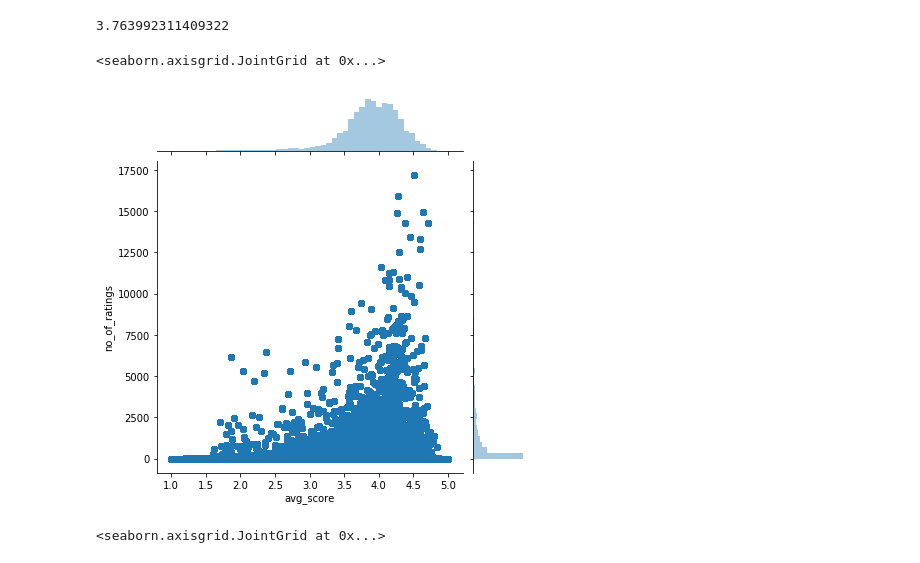
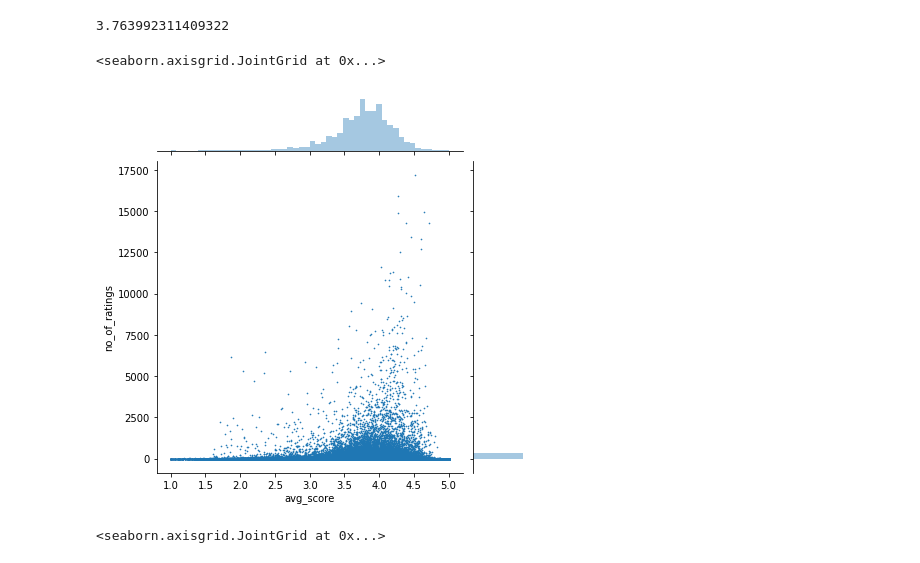
Before and after one commit to aabrahamson3/beer30, a Jupyter notebook: Medium-EDA.ipynb, the cells around one changed output. Saved outputs shown, nothing was run; the diff lists cells and outputs as text; code cells hidden in the pictures.

```diff
--- a/Medium-EDA.ipynb
+++ b/Medium-EDA.ipynb
@@ -140,10 +140,10 @@ ratings = ratings.rename(columns={'score':'avg_score'})
 ratings['no_of_ratings'] = reviews.groupby('beer_id')['score'].count()
 reviews_w_avg = reviews.merge(ratings, how='inner', on='beer_id')
 # %%
-sns.jointplot(x='avg_score', y='no_of_ratings', data = reviews_w_avg)
+sns.jointplot(x='avg_score', y='no_of_ratings', data = ratings, s=0.4)
 # %% [output]
 <seaborn.axisgrid.JointGrid at 0x...>
-[figure, old version]
+[figure, new version]
 # %%
 # Create a similar DF as above, but for each user. Number of beers they have reviews, and
 # their average score. Then plot the relationship
```
Also changed, not shown: parts of 7 cells of this notebook.
